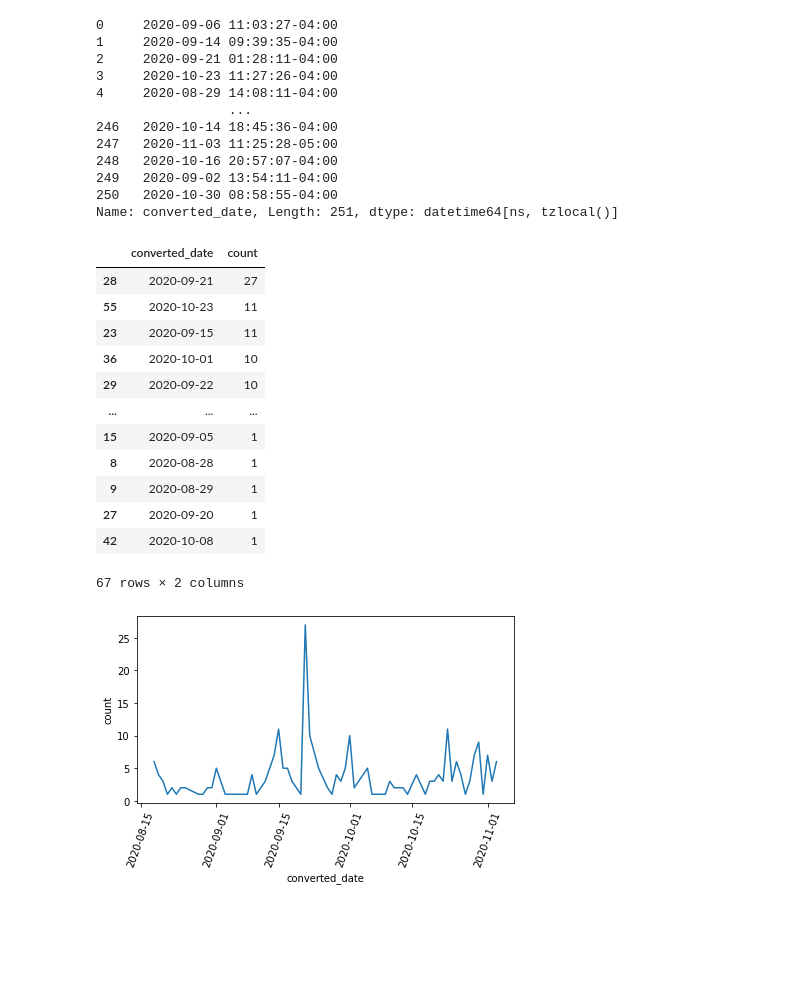
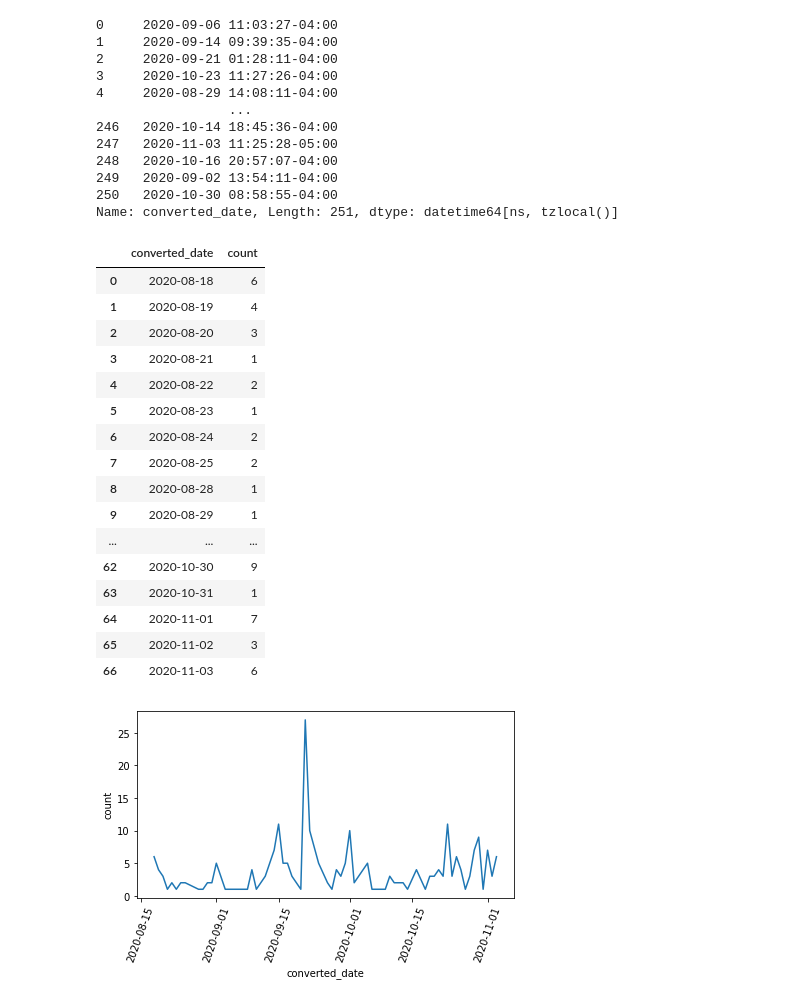
Before and after one commit to saviaga/Latinx2020, a Jupyter notebook: Latinx2020_FB_Content-Analysis-PoliticalParty.ipynb, the cells around one changed output. Drawn from its saved outputs; the diff is of its cells as text; code cells hidden in the pictures; blank space fills up the shorter version.

```diff
--- a/Latinx2020_FB_Content-Analysis-PoliticalParty.ipynb
+++ b/Latinx2020_FB_Content-Analysis-PoliticalParty.ipynb
@@ -128,21 +128,26 @@ Name: converted_date, Length: 251, dtype: datetime64[ns, tzlocal()]
 posts['converted_date'] = posts['converted_date'].dt.date
 # %%
 import seaborn as sns
+pd.set_option('display.max_rows', None)
 group_date = posts.groupby('converted_date').agg({'Facebook Id':'count'}).reset_index().rename(columns={'Facebook Id':'count'})
-group_date.sort_values(by='count',ascending=False)
+group_date
 # %% [output]
 |  | converted_date | count |
-| 28 | 2020-09-21 | 27 |
-| 55 | 2020-10-23 | 11 |
-| 23 | 2020-09-15 | 11 |
-| 36 | 2020-10-01 | 10 |
-| 29 | 2020-09-22 | 10 |
-| ... | ... | ... |
-| 15 | 2020-09-05 | 1 |
+| 0 | 2020-08-18 | 6 |
+| 1 | 2020-08-19 | 4 |
+| 2 | 2020-08-20 | 3 |
+| 3 | 2020-08-21 | 1 |
+| 4 | 2020-08-22 | 2 |
+| 5 | 2020-08-23 | 1 |
+| 6 | 2020-08-24 | 2 |
+| 7 | 2020-08-25 | 2 |
 | 8 | 2020-08-28 | 1 |
 | 9 | 2020-08-29 | 1 |
-| 27 | 2020-09-20 | 1 |
-| 42 | 2020-10-08 | 1 |
+| ... | ... | ... |
+| 62 | 2020-10-30 | 9 |
+| 63 | 2020-10-31 | 1 |
+| 64 | 2020-11-01 | 7 |
+| 65 | 2020-11-02 | 3 |
+| 66 | 2020-11-03 | 6 |
-67 rows × 2 columns
 # %%
 sns.lineplot(data=group_date, x='converted_date', y='count')
```
Also changed, not shown: parts of 1 cell of this notebook, 2 other files.
